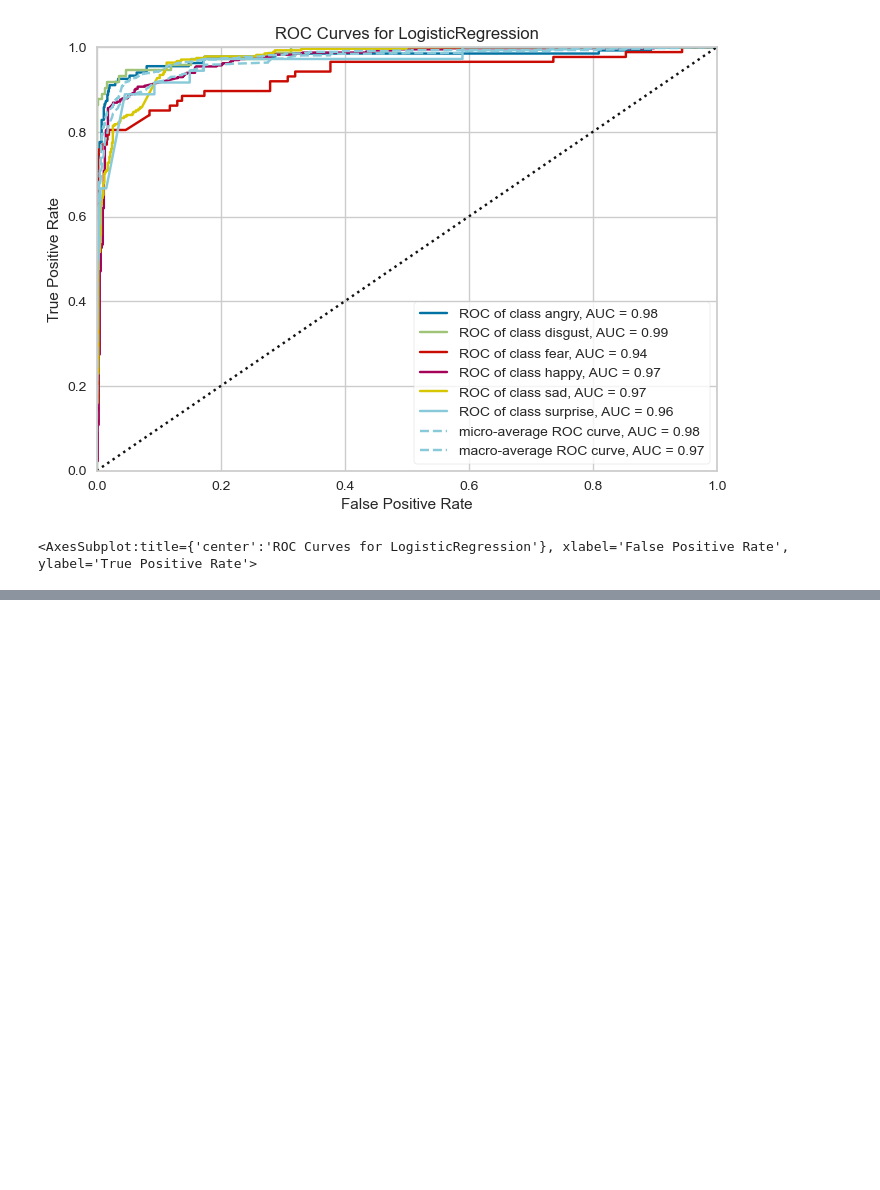
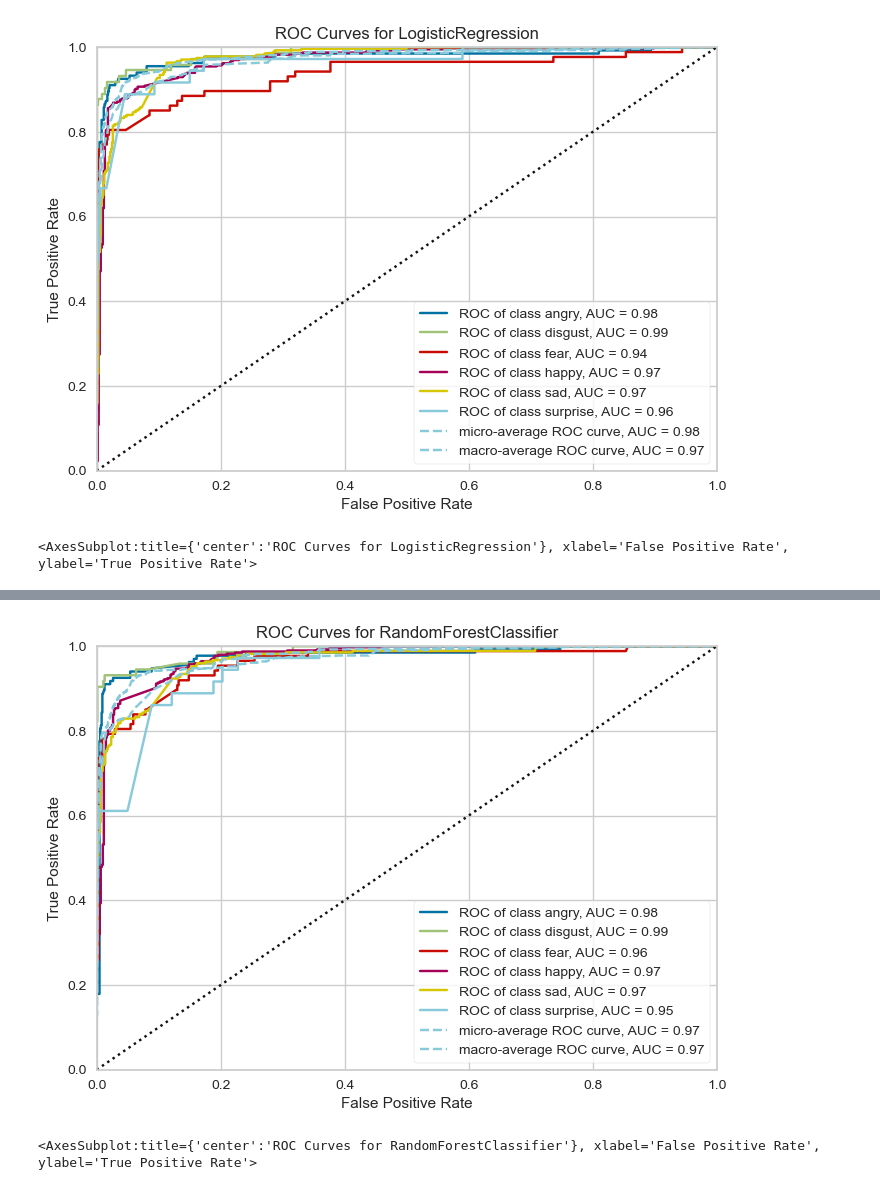
Before and after one commit to themisandri/emotion_detection, a Jupyter notebook: complete.ipynb, the cells around one changed output, grey strips where cells are left out. Cells and saved outputs as stored; diff of their text form; code cells hidden in the pictures; blank space fills up the shorter version.

```diff
--- a/complete.ipynb
+++ b/complete.ipynb
@@ -447,0 +514,9 @@ visualizer.show()                       # Finalize and render the figure
+# %%
+visualizer = ROCAUC(rf, classes=['angry' ,'disgust', 'fear', 'happy' ,'sad' ,'surprise'])
+
+visualizer.fit(X_train, y_train)        # Fit the training data to the visualizer
+visualizer.score(X_test, y_test)        # Evaluate the model on the test data
+visualizer.show()                       # Finalize and render the figure
+# %% [output]
+[figure, added]
+<AxesSubplot:title={'center':'ROC Curves for RandomForestClassifier'}, xlabel='False Positive Rate', ylabel='True Positive Rate'>
```
Also changed, not shown: parts of 6 cells of this notebook, 1 other file.
